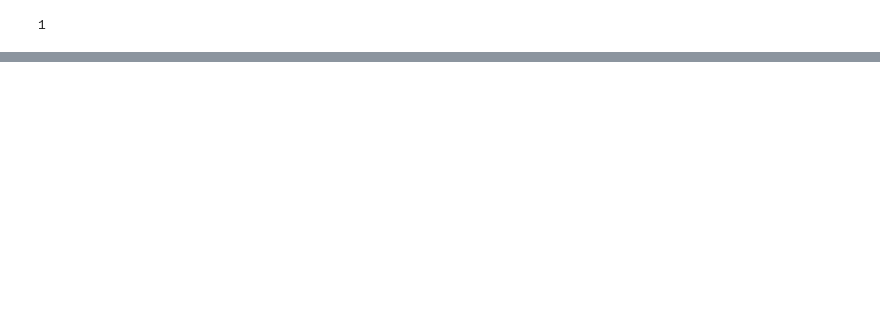
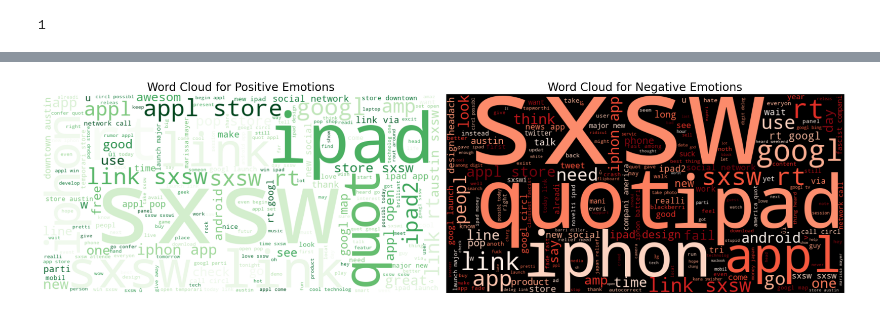
Before and after one commit to r0sh1ddy/apple-and-google-sentimentanalysis, a Jupyter notebook: analysis_nlp.ipynb, the cells around one changed output, grey strips where cells are left out. Drawn from its saved outputs; the diff is of its cells as text; code cells hidden in the pictures; blank space fills up the shorter version.

```diff
--- a/analysis_nlp.ipynb
+++ b/analysis_nlp.ipynb
@@ -191,9 +175,8 @@ Name: count, dtype: int64
 df['tweet_text'].isna().sum()
 # %% [output]
 1
-# %%
-missing_val = df['tweet_text'].mode()[0]
-df['tweet_text'].fillna(missing_val,inplace=True)
+# %%
+df.dropna(subset='tweet_text',inplace=True)
 # %%
 df.info()
 # %% [output]
@@ -244 +227,3 @@ print(df[['tweet_text', 'char_count', 'word_count']])
+# %%
+data = df
 # %%
@@ -273,0 +282,44 @@ df['cleaned_text'] = df['tweet_text'].apply(clean_text_with_stemming)
+# %%
+# To identify if frequency of cetrain word is assiciated with positive or negative sentiments.
+from wordcloud import WordCloud
+import matplotlib.pyplot as plt
+# for better comparison
+fig, axes = plt.subplots(1, 2, figsize=(20, 10))
+
+# Word Cloud for Positive Emotions
+# Concatenate all cleaned positive tweets into a single string
+positive_tweets = ' '.join(data[data['is_there_an_emotion_directed_at_a_brand_or_product'] == 'Positive emotion']['cleaned_text'])
+
+# Create a WordCloud object
+wordcloud_positive = WordCloud(
+    width=800,
+    height=400,
+    background_color='white',
+    colormap='Greens'
+).generate(positive_tweets)
+
+# Display the word cloud in the first subplot
+axes[0].imshow(wordcloud_positive, interpolation='bilinear')
+axes[0].axis('off')
+axes[0].set_title('Word Cloud for Positive Emotions', fontsize=20)
+
+# Word Cloud for Negative Emotions
+# Concatenate all cleaned negative tweets into a single string
+negative_tweets = ' '.join(data[data['is_there_an_emotion_directed_at_a_brand_or_product'] == 'Negative emotion']['cleaned_text'])
+
+# Create a WordCloud object
+wordcloud_negative = WordCloud(
+    width=800,
+    height=400,
+    background_color='black',
+    colormap='Reds'
+).generate(negative_tweets)
+
+# Display the word cloud in the second subplot
+axes[1].imshow(wordcloud_negative, interpolation='bilinear')
+axes[1].axis('off')
+axes[1].set_title('Word Cloud for Negative Emotions', fontsize=20)
+plt.tight_layout()
+plt.show()
+# %% [output]
+[figure, added]
```
Also changed, not shown: parts of 18 cells of this notebook.
